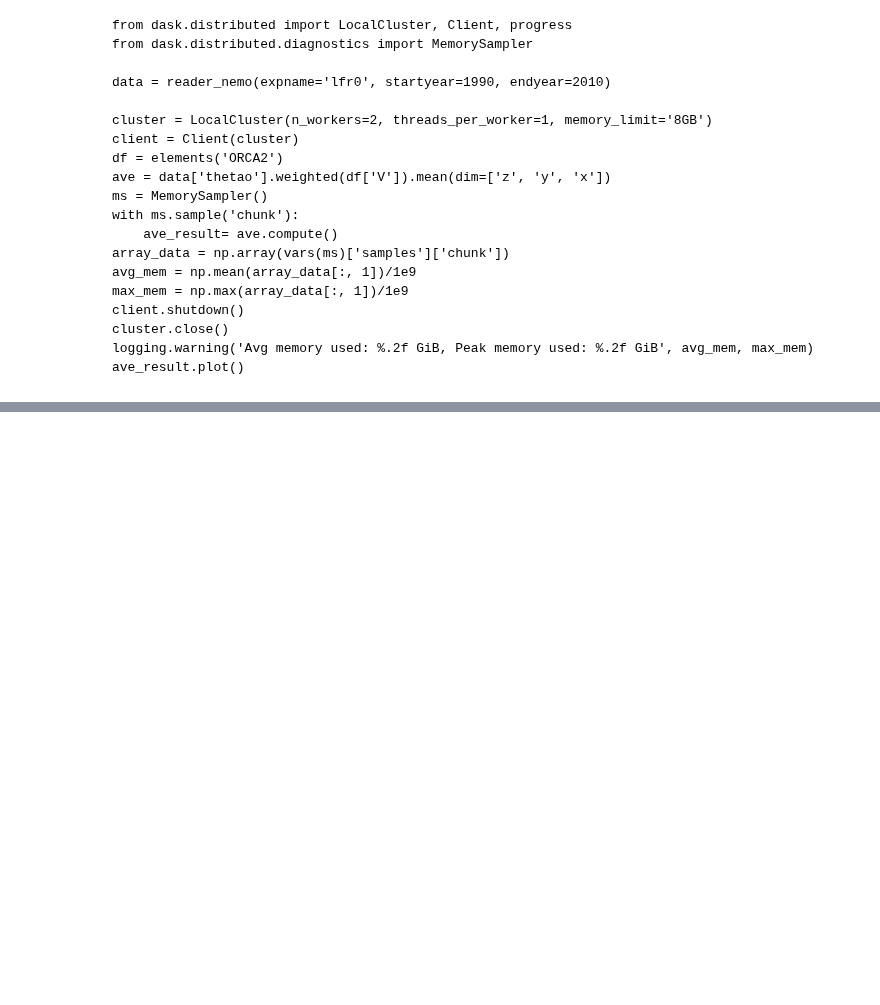
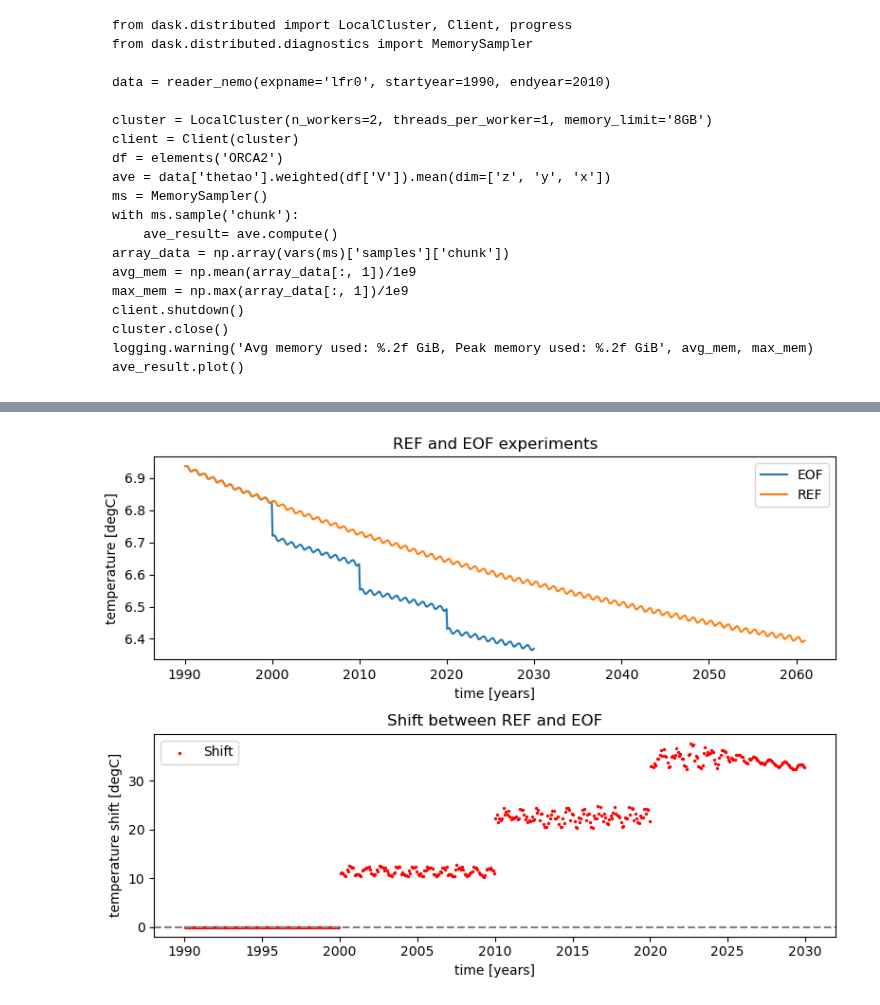
Before and after one commit to asozza/stece, a Jupyter notebook: osprey/notebooks/test_control.ipynb, the cells around one changed output, grey strips where cells are left out. Saved outputs shown, nothing was run; the diff lists cells and outputs as text; code cells hidden in the pictures; blank space fills up the shorter version.

Commit message:
year shifting in notebook test_control

```diff
--- a/osprey/notebooks/test_control.ipynb
+++ b/osprey/notebooks/test_control.ipynb
@@ -39,0 +57,76 @@ ave_result.plot()
+# %%
+import numpy as np
+import xarray as xr
+import matplotlib.pyplot as plt
+from scipy.interpolate import interp1d
+
+from osprey.actions.reader import reader_nemo
+from osprey.means.means import elements
+from osprey.utils.time import get_decimal_year
+
+# Function to calculate the horizontal shift between curve 1 and curve 2 relative to curve 1
+def calculate_shift_curve1(x1, y1, x2, y2, shift_threshold=20.0):
+    # Interpolate curve 2 with respect to y-values to get x2 = f(y2)
+    interp_curve2_inv = interp1d(y2, x2, kind='linear', bounds_error=False, fill_value="extrapolate")
+
+    # List to store the horizontal shift for each point of curve 1
+    shifts = []
+
+    # Calculate the shift for each point in curve 1
+    for i in range(len(x1)):
+        y1_point = y1[i]  # y-value of curve 1
+        x1_point = x1[i]  # x-value of curve 1
+
+        # Find the corresponding x-value on curve 2 for the same y-value
+        x2_point = interp_curve2_inv(y1_point)
+
+        # Calculate the horizontal shift
+        shift = x2_point - x1_point
+
+        # Add a condition for the maximum acceptable shift threshold
+        if abs(shift) > shift_threshold:
+            shift = np.nan  # Ignore shifts that are too large (set to NaN)
+
+        shifts.append(shift)
+
+    return np.array(shifts)
+
+# load data
+df = elements('ORCA2')
+
+data1 = reader_nemo(expname='FE01', startyear=1990, endyear=2029)
+ave1 = data1['thetao'].weighted(df['V']).mean(dim=['z', 'y', 'x'])
+y1 = ave1.compute()
+x1 = get_decimal_year(data1['time'].values)
+
+data2 = reader_nemo(expname='lfr0', startyear=1990, endyear=2060)
+ave2 = data2['thetao'].weighted(df['V']).mean(dim=['z', 'y', 'x'])
+y2 = ave2.compute()
+x2 = get_decimal_year(data2['time'].values)
+
+# Calculate the shift relative to curve 1 with a maximum shift threshold
+shift = calculate_shift_curve1(x1, y1, x2, y2, shift_threshold=50.)
+
+# Create subplots: one for the curves and one for the horizontal shift
+fig, (ax1, ax2) = plt.subplots(2, 1, figsize=(8, 6))
+
+# Plot the curves in the first subplot
+ax1.plot(x1, y1, label='EOF')
+ax1.plot(x2, y2, label='REF')
+ax1.set_xlabel('time [years]')
+ax1.set_ylabel('temperature [degC]')
+ax1.set_title('REF and EOF experiments')
+ax1.legend()
+
+# Plot the horizontal shift in the second subplot
+ax2.scatter(x1, shift, color='red', label='Shift', s=2)
+ax2.axhline(0, color='gray', linestyle='--')  # Zero reference line
+ax2.set_xlabel('time [years]')
+ax2.set_ylabel('temperature shift [degC]')
+ax2.set_title('Shift between REF and EOF')
+ax2.legend()
+
+# Adjust layout and show the plots
+plt.tight_layout()
+plt.show()
+# %% [output]
@@ -39,0 +135 @@ ave_result.plot()
+[figure, added]
```
Also changed, not shown: parts of 3 cells of this notebook.
